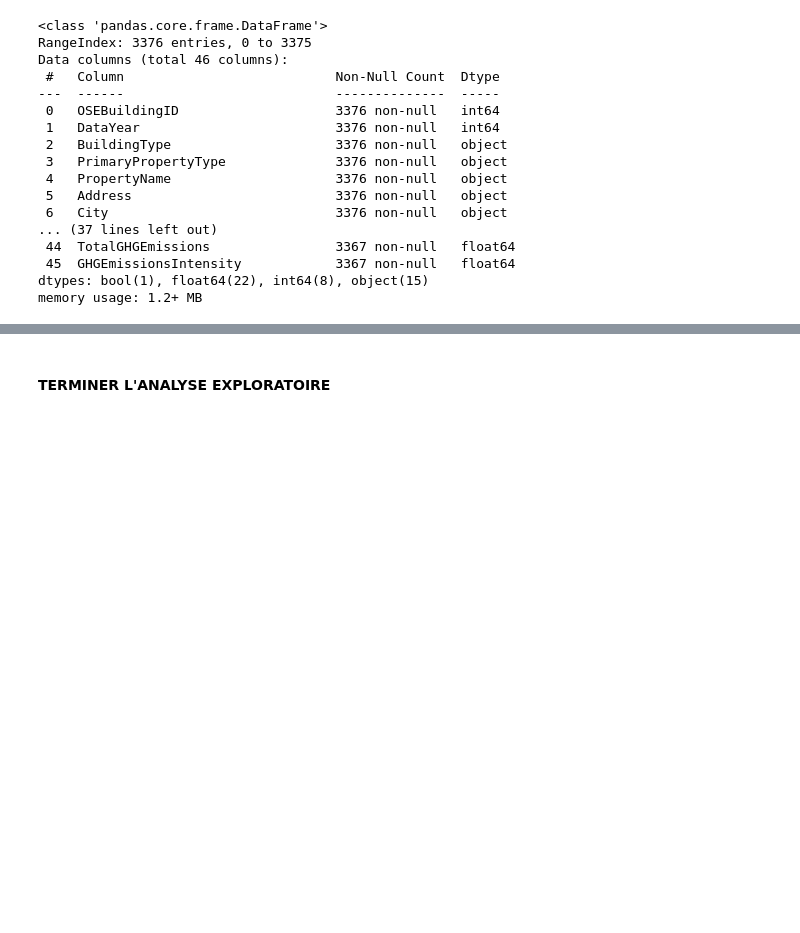
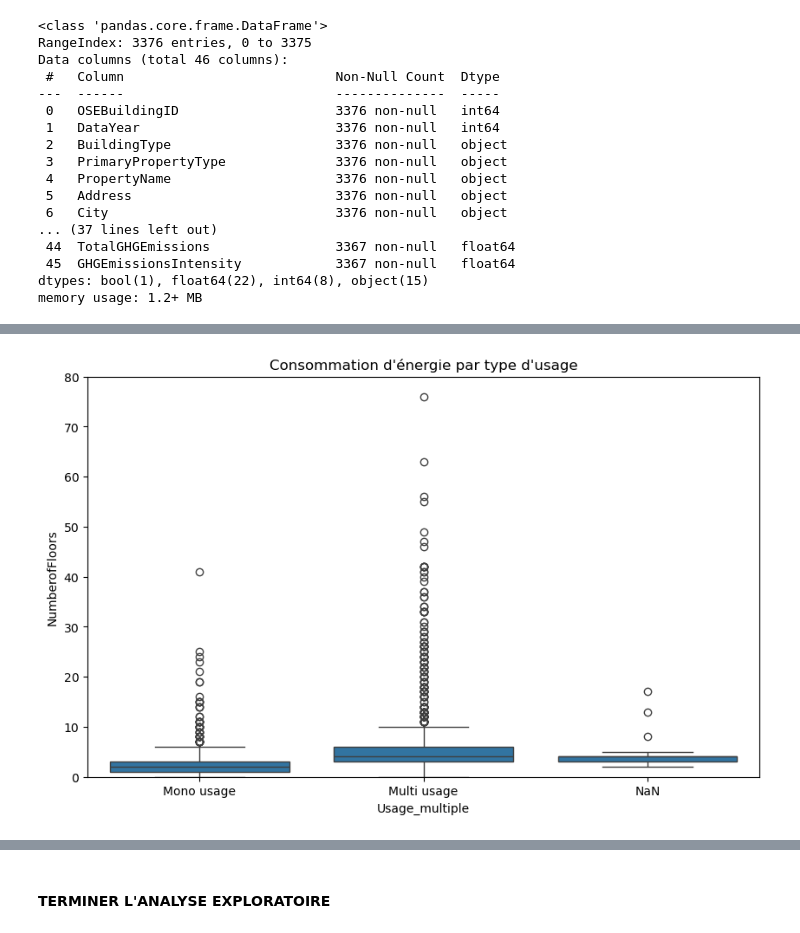
Before and after one commit to Thomas-Auvin/Projet3, a Jupyter notebook: Projet-3-code_1.ipynb, the cells around one changed output, grey strips where cells are left out. Cells and saved outputs as stored; diff of their text form; code cells hidden in the pictures; blank space fills up the shorter version.

```diff
--- a/Projet-3-code_1.ipynb
+++ b/Projet-3-code_1.ipynb
@@ -51,6 +78,9 @@ building_consumption.loc[building_consumption[['PropertyName','Address']].duplic
 # %%
+#Requalification des variables en quanti/quali
+
 building_consumption["DataYear"] = building_consumption["DataYear"].astype("category")
 building_consumption["OSEBuildingID"] = building_consumption["OSEBuildingID"].astype("object")
 building_consumption["ZipCode"] = building_consumption["ZipCode"].astype("object")
 building_consumption["CouncilDistrictCode"] = building_consumption["CouncilDistrictCode"].astype("object")
 building_consumption["Comments"] = building_consumption["Comments"].astype("object")
+building_consumption["DefaultData"] = building_consumption["DefaultData"].astype("object")
@@ -145,0 +147,9 @@ plt.show()
+# %%
+#Suppression des lignes des batiments uniquement famille
+
+building_type_non_valide = ['Multifamily LR (1-4)','Multifamily MR (5-9)', 'Multifamily HR (10+)']
+condition_suppression = (building_consumption['BuildingType'].isin(building_type_non_valide)) & (building_consumption['Usage_multiple'] == 'Mono usage')
+building_consumption_filtré = building_consumption[~condition_suppression]
+print(f"Nombre de lignes restantes : {len(building_consumption_filtré)}")
+
+building_consumption_filtré["BuildingType"].value_counts()
@@ -145,0 +166,10 @@ plt.show()
+# %%
+#Visualiation 1
+
+plt.figure(figsize=(10, 6))
+sns.boxplot(data=building_consumption_filtré, x="Usage_multiple", y="NumberofFloors")
+plt.ylim(0, 80)
+plt.title("Consommation d'énergie par type d'usage")
+plt.show()
+# %% [output]
+[figure, added]
```
Also changed, not shown: parts of 28 cells of this notebook.
